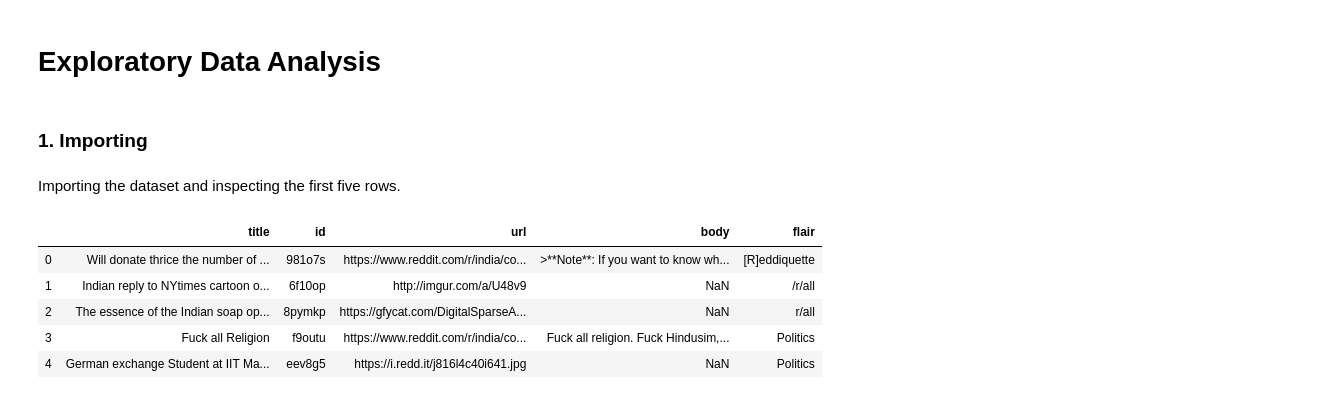
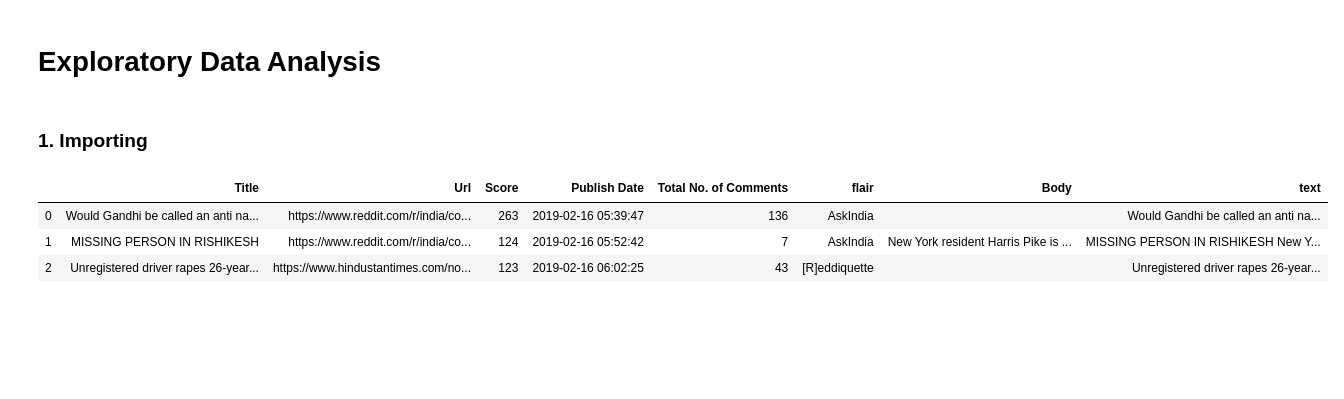
Before and after one commit to skhiearth/Reddit-Flair-Detection, a Jupyter notebook: Notebooks/EDA.ipynb, the cells around one changed output. Cells and saved outputs as stored; diff of their text form; code cells hidden in the pictures; blank space fills up the shorter version.

```diff
--- a/Notebooks/EDA.ipynb
+++ b/Notebooks/EDA.ipynb
@@ -15,16 +13,21 @@ from nltk.classify import SklearnClassifier
 from wordcloud import WordCloud,STOPWORDS
 # %% [markdown]
 ### 1. Importing
-# %% [markdown]
-Importing the dataset and inspecting the first five rows.
-# %%
-rawData = pd.read_csv("/Users/skhiearth/Desktop/Reddit-Flair-Detection/RedditData/Data/raw.csv")
-rawData.head()
-# %% [output]
-|  | title | id | url | body | flair |
-| 0 | Will donate thrice the number of ... | 981o7s | https://www.reddit.com/r/india/co... | >**Note**: If you want to know wh... | [R]eddiquette |
-| 1 | Indian reply to NYtimes cartoon o... | 6f10op | http://imgur.com/a/U48v9 | NaN | /r/all |
-| 2 | The essence of the Indian soap op... | 8pymkp | https://gfycat.com/DigitalSparseA... | NaN | r/all |
-| 3 | Fuck all Religion | f9outu | https://www.reddit.com/r/india/co... | Fuck all religion. Fuck Hindusim,... | Politics |
-| 4 | German exchange Student at IIT Ma... | eev8g5 | https://i.redd.it/j816l4c40i641.jpg | NaN | Politics |
+# %%
+rawData = pd.read_csv("/Users/skhiearth/Desktop/Reddit-Flair-Detection/RedditData/Data/Reddit.csv")
+
+rawData = rawData[rawData['Flair'].notna()] # Dropping all submissions that don't have a tagged flair
+rawData["Body"].fillna("", inplace = True)
+rawData["Title"].fillna("", inplace = True)
+
+rawData["text"] = rawData["Title"] + " " + rawData["Body"]
+
+rawData.drop(['Post ID', 'Author', 'Permalink'], axis = 1, inplace=True)
+rawData.rename(columns = {'Flair':'flair'}, inplace = True)
+rawData.head(3)
+# %% [output]
+|  | Title | Url | Score | Publish Date | Total No. of Comments | flair | Body | text |
+| 0 | Would Gandhi be called an anti na... | https://www.reddit.com/r/india/co... | 263 | 2019-02-16 05:39:47 | 136 | AskIndia |  | Would Gandhi be called an anti na... |
+| 1 | MISSING PERSON IN RISHIKESH | https://www.reddit.com/r/india/co... | 124 | 2019-02-16 05:52:42 | 7 | AskIndia | New York resident Harris Pike is ... | MISSING PERSON IN RISHIKESH New Y... |
+| 2 | Unregistered driver rapes 26-year... | https://www.hindustantimes.com/no... | 123 | 2019-02-16 06:02:25 | 43 | [R]eddiquette |  | Unregistered driver rapes 26-year... |
 # %%
```
Also changed, not shown: parts of 10 cells of this notebook, 3 other files.
